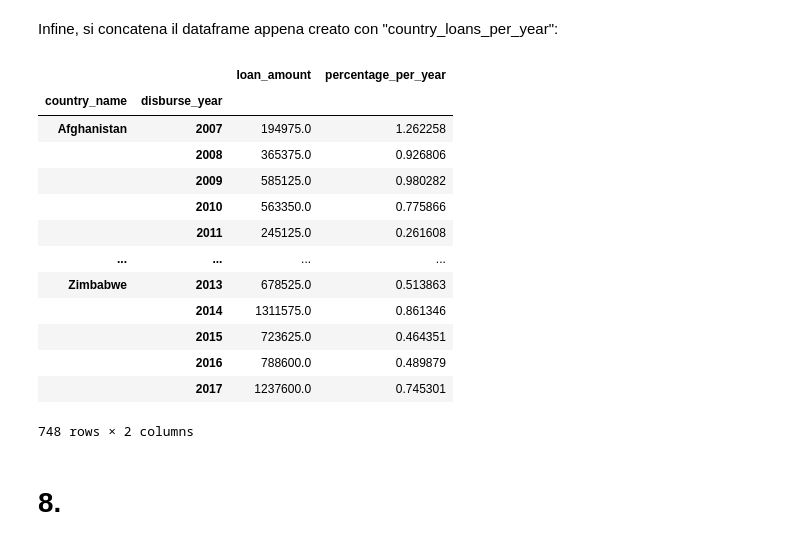
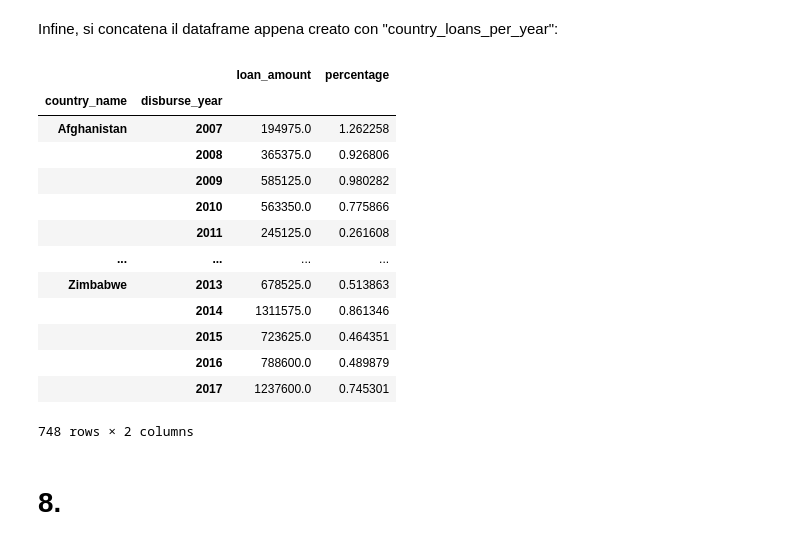
Before and after one commit to AleC28696/ProgettoFCS, a Jupyter notebook: Untitled.ipynb, the cells around one changed output. Cells and saved outputs as stored; diff of their text form; code cells hidden in the pictures.

```diff
--- a/Untitled.ipynb
+++ b/Untitled.ipynb
@@ -327,11 +343,10 @@ df = pd.DataFrame.from_dict({(i,j): percentage_per_country_year[i][j]
 # %% [markdown]
 Infine, si concatena il dataframe appena creato con "country_loans_per_year":
 # %%
-country_loans_per_year = pd.concat([country_loans_per_year,df], axis=1)
-country_loans_per_year.columns = ['loan_amount', 'percentage_per_year']
+country_loans_per_year = pd.concat([country_loans_per_year, df], axis = 1)
 country_loans_per_year
 # %% [output]
-|  |  | loan_amount | percentage_per_year |
+|  |  | loan_amount | percentage |
 | country_name | disburse_year |  |  |
 | Afghanistan | 2007 | 194975.0 | 1.262258 |
 |  | 2008 | 365375.0 | 0.926806 |
```
Also changed, not shown: parts of 7 cells of this notebook.
